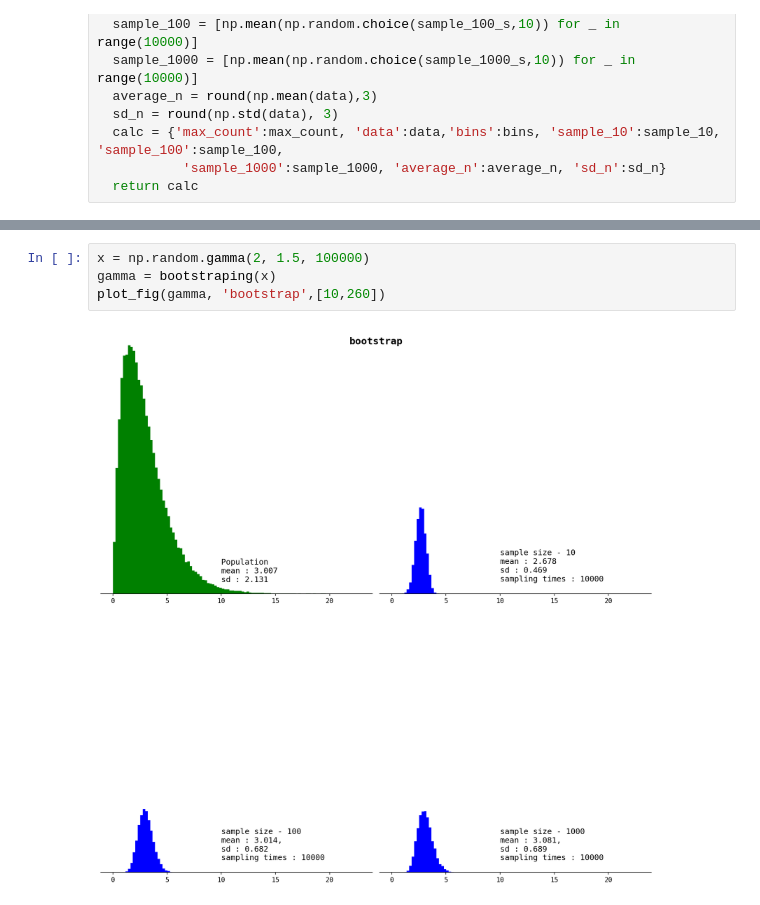
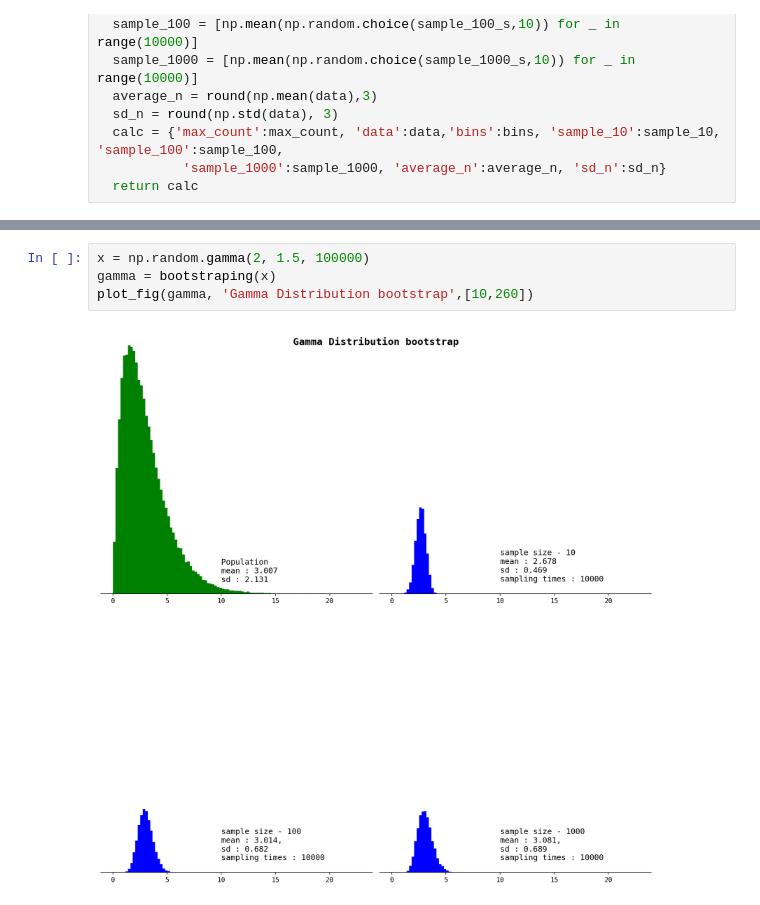
Before and after one commit to thihanaung-thnn/mathematics, a Jupyter notebook: sampling_distributions.ipynb, the cells around one changed output, grey strips where cells are left out. Cells and saved outputs as stored; diff of their text form.

```diff
--- a/sampling_distributions.ipynb
+++ b/sampling_distributions.ipynb
@@ -159,6 +159,6 @@ plot_fig(normal, 'bootstrap',[70,1500])
 # %%
 x = np.random.gamma(2, 1.5, 100000)
 gamma = bootstraping(x)
-plot_fig(gamma, 'bootstrap',[10,260])
+plot_fig(gamma, 'Gamma Distribution bootstrap',[10,260])
 # %% [output]
-[figure, old version]
+[figure, new version]
```
Also changed, not shown: parts of 3 cells of this notebook.
